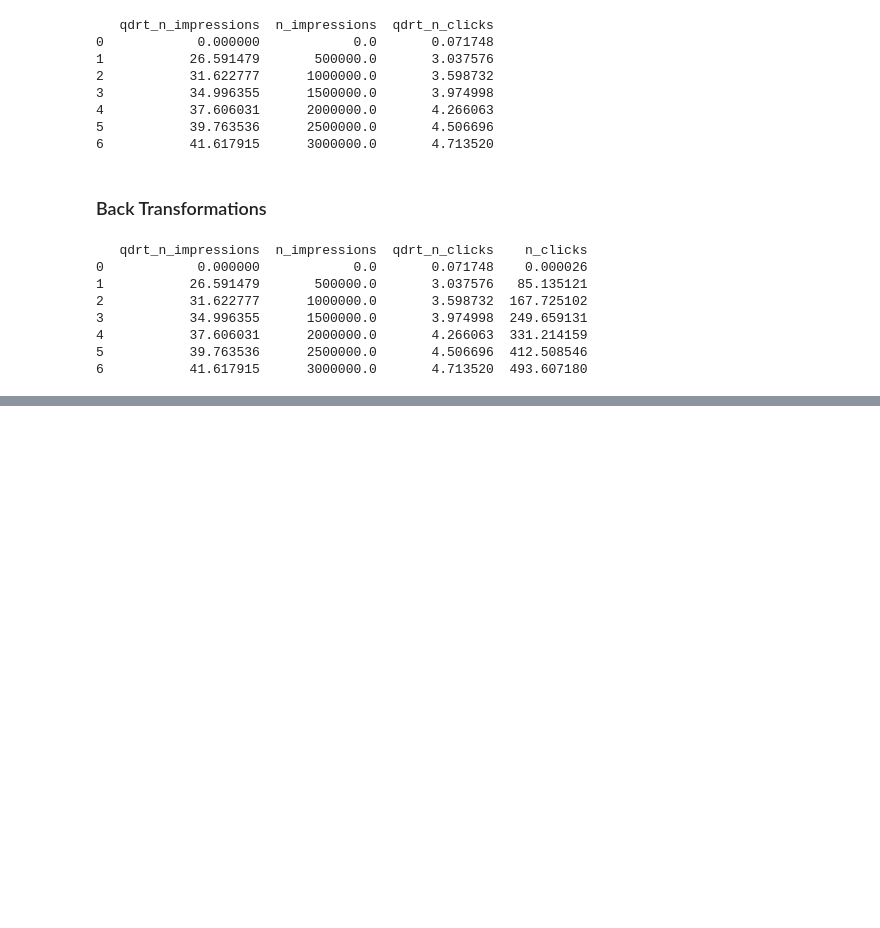
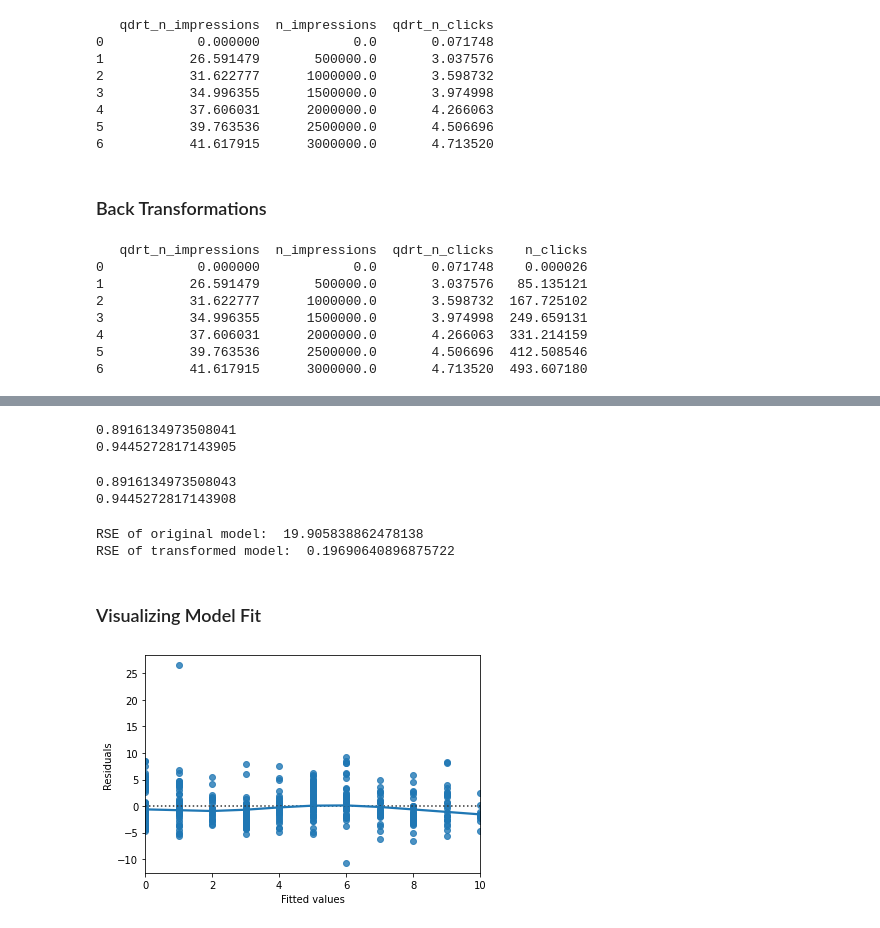
Before and after one commit to AnshuBantra/Python, a Jupyter notebook: Associate Data Scientist in Python/026 Introduction to Regression with statsmodels in Python/regression.ipynb, the cells around one changed output, grey strips where cells are left out. Cells and saved outputs as stored; diff of their text form; code cells hidden in the pictures; blank space fills up the shorter version.

```diff
--- a/Associate Data Scientist in Python/026 Introduction to Regression with statsmodels in Python/regression.ipynb
+++ b/Associate Data Scientist in Python/026 Introduction to Regression with statsmodels in Python/regression.ipynb
@@ -470,0 +532,51 @@ plt.show()
+# %%
+# Print the coeff of determination for mdl_click_vs_impression_orig
+print(mdl_click_vs_impression_orig.rsquared)
+
+# Print the coeff of determination for mdl_click_vs_impression_trans
+print(mdl_click_vs_impression_trans.rsquared)
+# %% [output]
+0.8916134973508041
+0.9445272817143905
+# %%
+# Print the coeff of determination for mdl_click_vs_impression_orig
+print(ad_conversion['n_clicks'].corr(ad_conversion['n_impressions'])**2)
+
+# Print the coeff of determination for mdl_click_vs_impression_trans
+print(ad_conversion['qdrt_n_clicks'].corr(ad_conversion['qdrt_n_impressions'])**2)
+# %% [output]
+0.8916134973508043
+0.9445272817143908
+# %%
+# Calculate mse_orig for mdl_click_vs_impression_orig
+mse_orig = mdl_click_vs_impression_orig.mse_resid
+
+# Calculate rse_orig for mdl_click_vs_impression_orig and print it
+rse_orig = np.sqrt(mse_orig)
+print("RSE of original model: ", rse_orig)
+
+# Calculate mse_trans for mdl_click_vs_impression_trans
+mse_trans = mdl_click_vs_impression_trans.mse_resid
+
+# Calculate rse_trans for mdl_click_vs_impression_trans and print it
+rse_trans = np.sqrt(mse_trans)
+print("RSE of transformed model: ", rse_trans)
+# %% [output]
+RSE of original model:  19.905838862478138
+RSE of transformed model:  0.19690640896875722
+# %% [markdown]
+### Visualizing Model Fit
+# %%
+# Plot the residuals vs. fitted values
+sns.residplot(
+    data=df_trs
+    , x='n_convenience'
+    , y='price_twd_msq'
+    , lowess=True)
+plt.xlabel("Fitted values")
+plt.ylabel("Residuals")
+
+# Show the plot
+plt.show()
+# %% [output]
+[figure, added]
```
Also changed, not shown: parts of 41 cells of this notebook.
